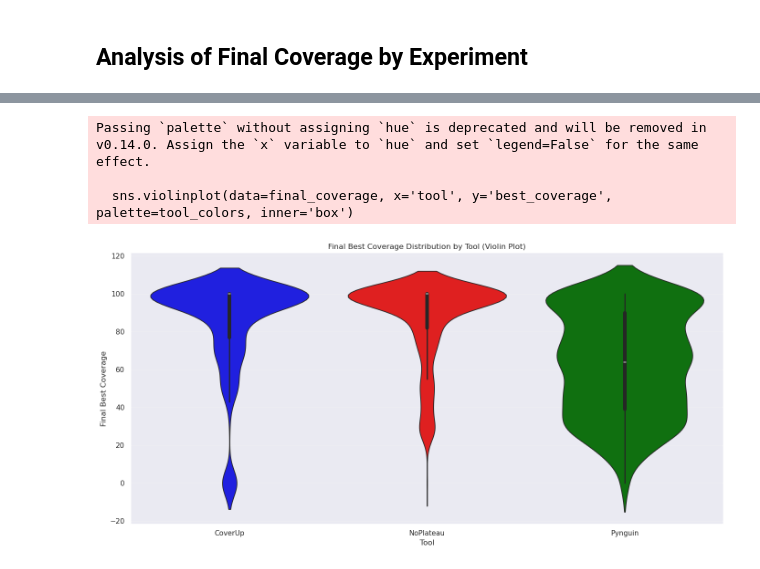
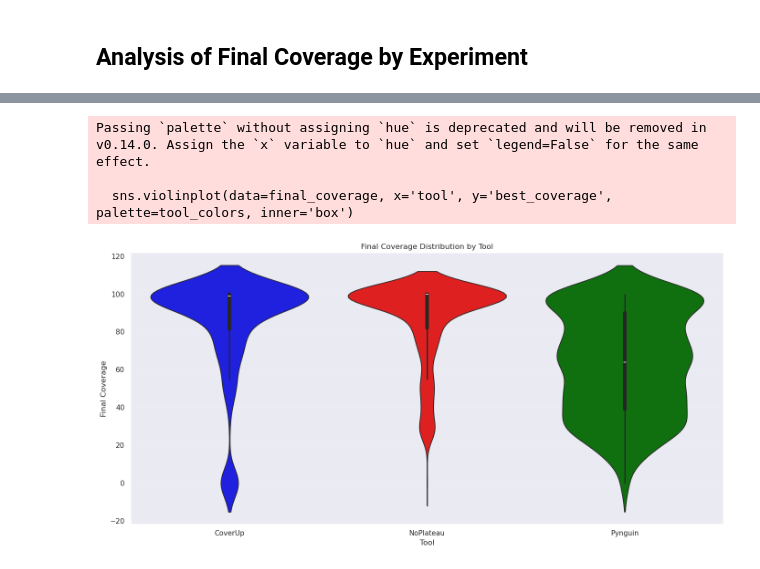
Before and after one commit to oskarkraak/noplateau, a Jupyter notebook: coverage_analysis.ipynb, the cells around one changed output, grey strips where cells are left out. Cells and saved outputs as stored; diff of their text form; code cells hidden in the pictures.

```diff
--- a/coverage_analysis.ipynb
+++ b/coverage_analysis.ipynb
@@ -652,20 +635,20 @@ Passing `palette` without assigning `hue` is deprecated and will be removed in v
 # %%
 # Violin plot of final best coverage by tool for each module
 
 plt.figure(figsize=(14, 7))
 sns.violinplot(data=final_coverage, x='tool', y='best_coverage', palette=tool_colors, inner='box')
-plt.title('Final Best Coverage Distribution by Tool (Violin Plot)')
+plt.title('Final Coverage Distribution by Tool')
 plt.xlabel('Tool')
-plt.ylabel('Final Best Coverage')
+plt.ylabel('Final Coverage')
 plt.grid(True, axis='y', alpha=0.3)
 plt.tight_layout()
 plt.savefig('figures/final_coverage_violin_by_tool.png', dpi=300, bbox_inches='tight')
 plt.show()
 # %% [output]
 Passing `palette` without assigning `hue` is deprecated and will be removed in v0.14.0. Assign the `x` variable to `hue` and set `legend=False` for the same effect.
 
   sns.violinplot(data=final_coverage, x='tool', y='best_coverage', palette=tool_colors, inner='box')
-[figure, old version]
+[figure, new version]
 # %%
 # Calculate the percentage of runs with final best_coverage below the tail for each tool
 tail = 30
```
Also changed, not shown: parts of 15 cells of this notebook.
